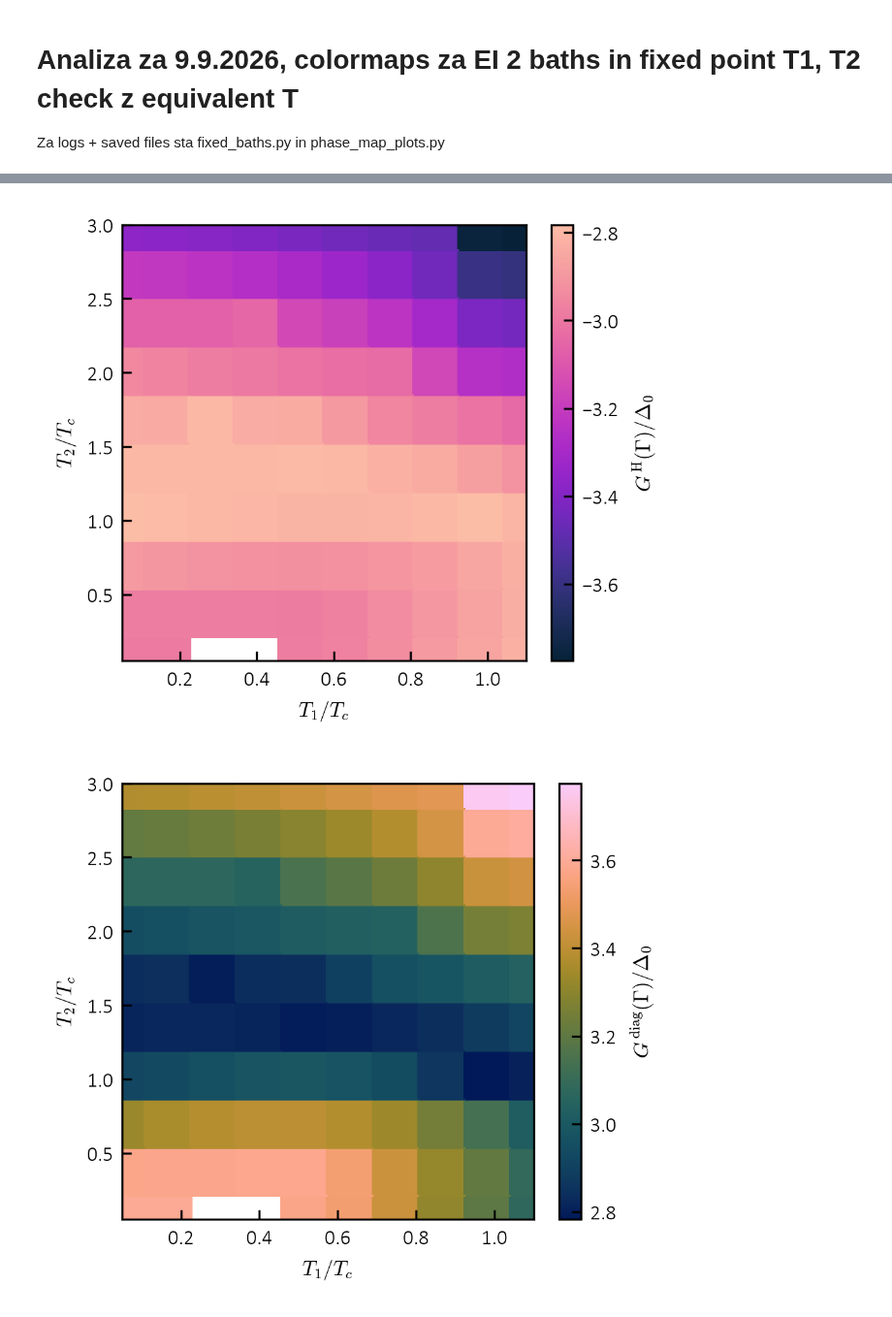
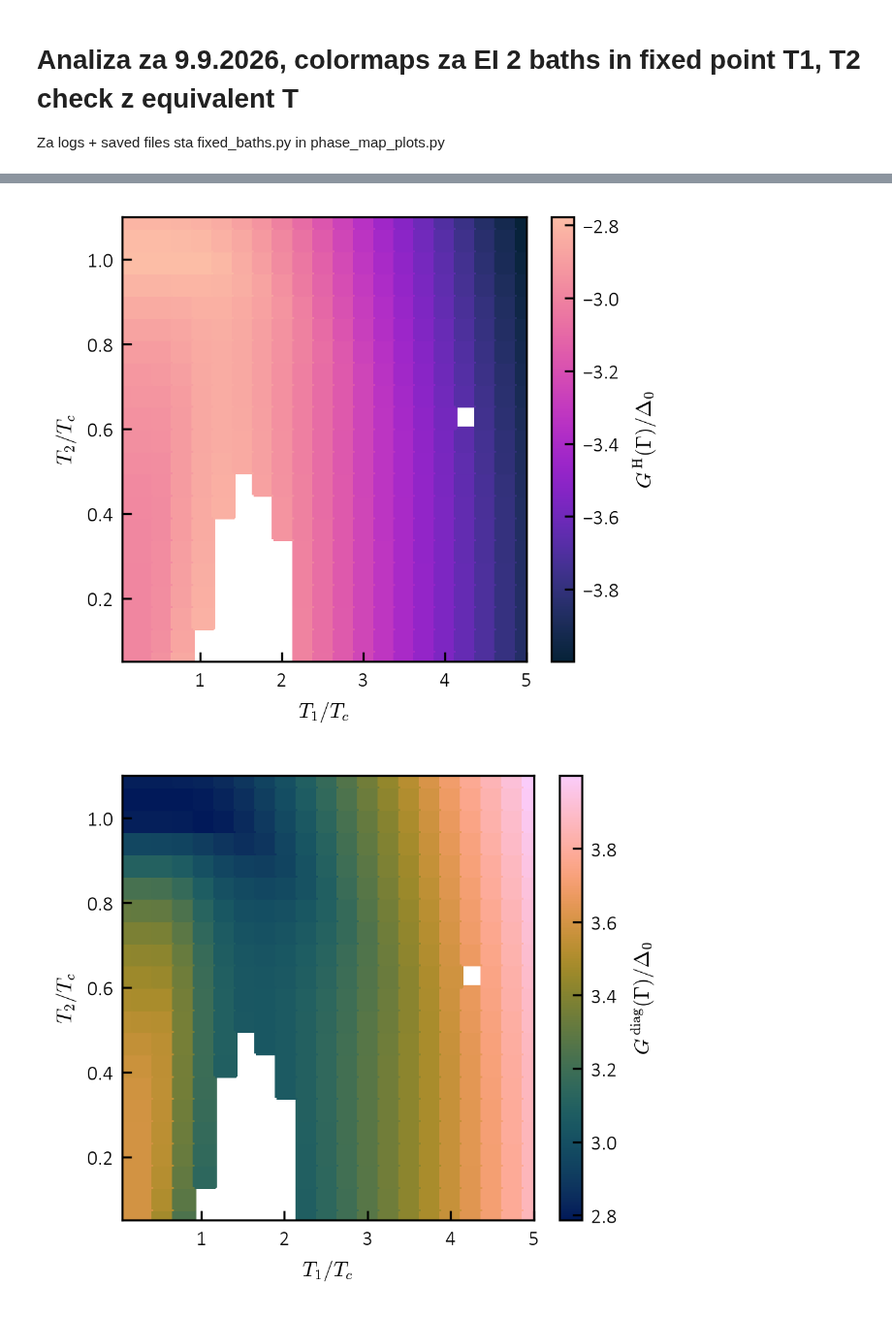
Before and after one commit to korl-z/IJS-F1, a Jupyter notebook: Koda/EI_baths/30_9_2026_skripta.ipynb, the cells around one changed output, grey strips where cells are left out. Shown at 97% size. Drawn from its saved outputs; the diff is of its cells as text; code cells hidden in the pictures.

```diff
--- a/Koda/EI_baths/30_9_2026_skripta.ipynb
+++ b/Koda/EI_baths/30_9_2026_skripta.ipynb
@@ -93,7 +93,8 @@ bc = op["bath"]
 fn = getattr(pb, bc["rate"])
 bp = dict(bc["pars"])
 
-ov = ({"cs": 1.0}, {"cs": 1.6})     # bath 1 (T1), bath 2 (T2)
+
+ov = ({"w0": 3.5}, {"w0": 1.0})     # bath 1 (T1), bath 2 (T2)
 
 bs = tuple(
     fn(t, bd.k, name=f"bath_{i + 1}", **{**bp, **o})
@@ -112,8 +113,8 @@ se = eu.solve_eq(
 sk = {
     "mix": (0.5, 0.5, 0.5),
     "tol": 1.0e-4,
-    "nmax": 200000,
-    "chk": 1000,
+    "nmax": 20000,
+    "chk": 50,
     "prog": True,
 }
 
@@ -556,8 +549,8 @@ with pt.figure(h=0.85) as fg:
 # %%
 from phase_map_plots import scan_rect_ph, plot_maps_rect
 
-r1a = np.linspace(0.05, 1.1,  10)            # T1/Tc
-r2a = np.linspace(0.05, 3, 10)            # T2/Tc
+r1a = np.linspace(0.05, 5.0, 21)            # T1/Tc
+r2a = np.linspace(0.05, 1.1, 21)            # T2/Tc
 zr = scan_rect_ph(bd, p, eq, op, r1a * tc, r2a * tc, d0, m0,
                   {**sk, "prog": False}, ov=ov)
 plot_maps_rect(pt, r1a, r2a, zr, d0)
@@ -566,2 +559,2 @@ plot_maps_rect(pt, r1a, r2a, zr, d0)
-[figure, old version]
+[figure, new version]
-[figure, old version]
+[figure, new version]
```
Also changed, not shown: parts of 20 cells of this notebook, 47 other files.
